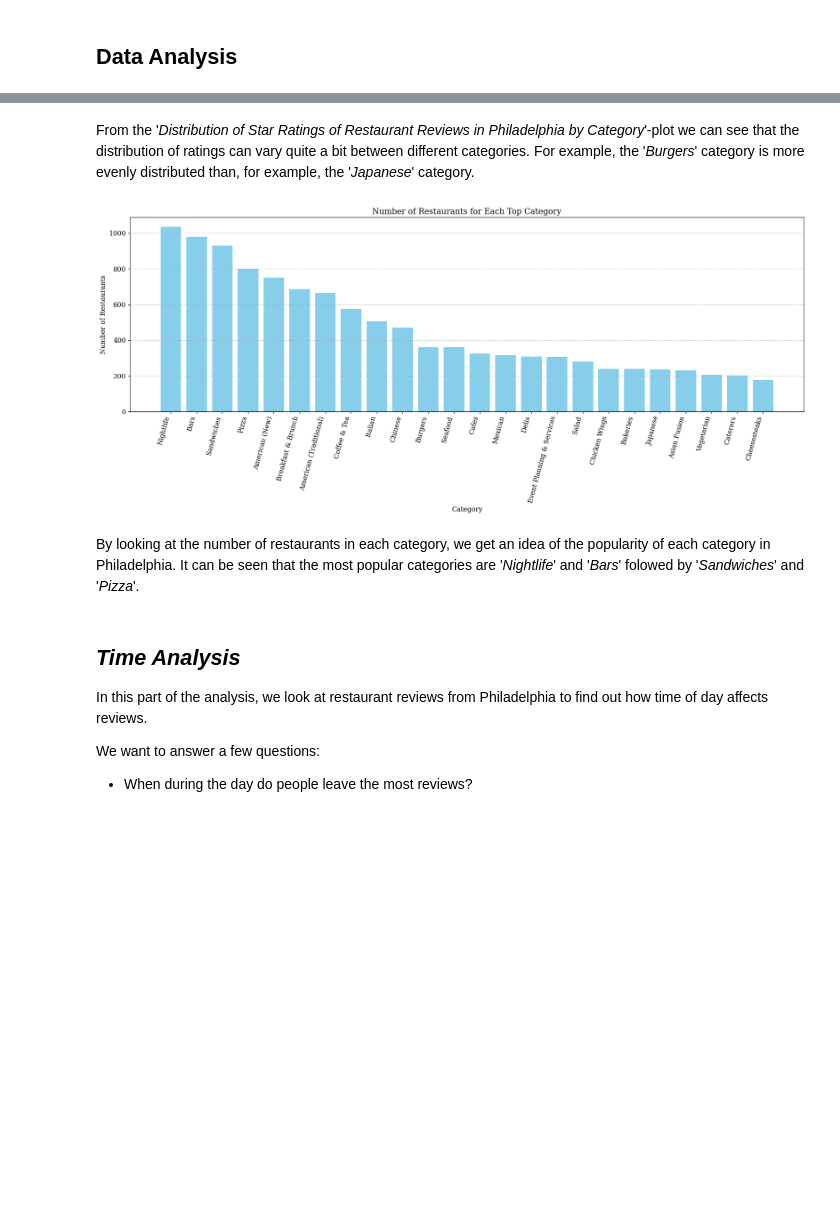
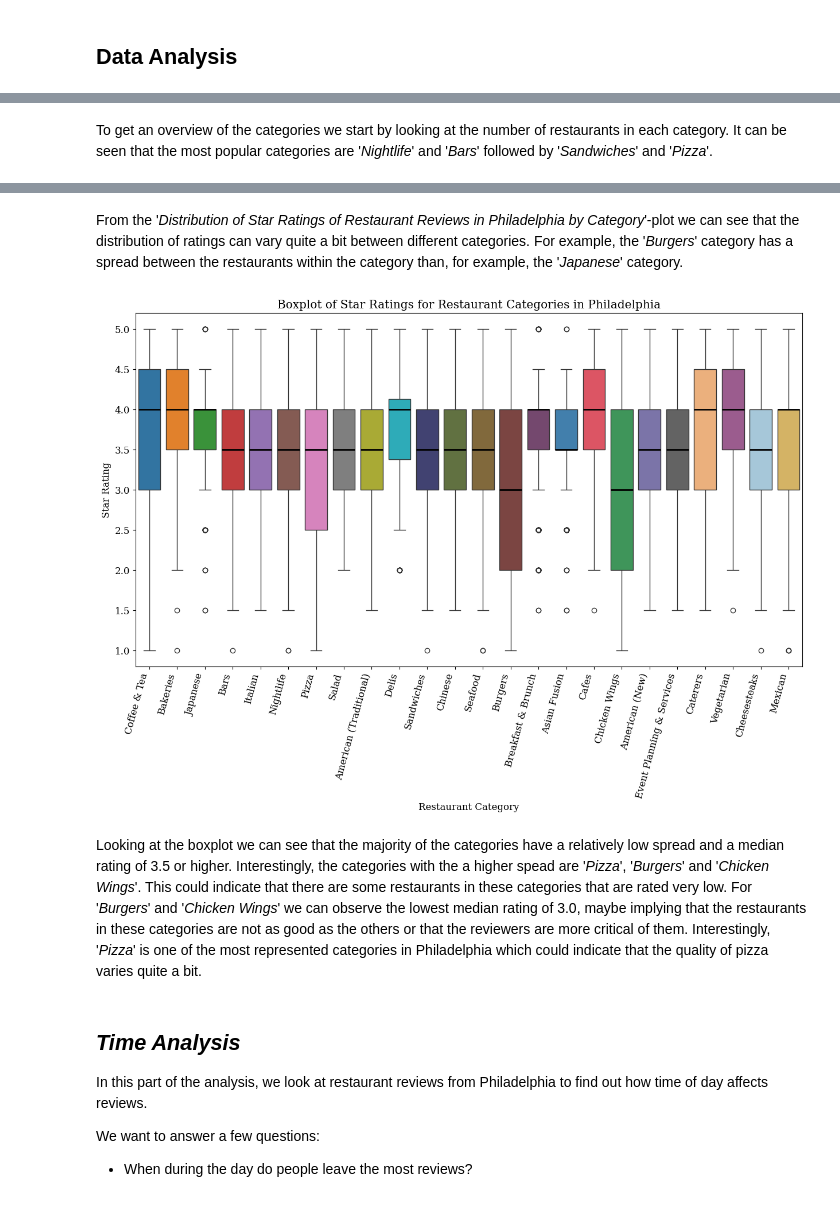
Before and after one commit to SorenLKuhl/SorenLKuhl.github.io, a Jupyter notebook: notebooks/explainer.ipynb, the cells around one changed output, grey strips where cells are left out. Cells and saved outputs as stored; diff of their text form; code cells hidden in the pictures; blank space fills up the shorter version.

```diff
--- a/notebooks/explainer.ipynb
+++ b/notebooks/explainer.ipynb
@@ -99,15 +132,10 @@ Initially we want to look at the distribution of ratings for the restaurants in
 # %%
-df = pd.read_json('../data/philadelphia_restaurant_reviews.json', lines=True)
-df_businesses = pd.read_json('../data/yelp_academic_dataset_business.json', lines=True)
-df_businesses = df_businesses[df_businesses['city'] == 'Philadelphia']
-# Filter the businesses to only include restaurants
-df_businesses = df_businesses[df_businesses['categories'].str.contains('Restaurants', na=False)]
-# Histogram of the number of reviews per star rating
+# Create boxplot of star ratings for restaurants
 plt.figure(figsize=(10, 6))
-sns.histplot(df['stars'], bins=5, color='blue', alpha=0.5, label='Star Rating', discrete=True)
-plt.xticks([1, 2, 3, 4, 5])  # Ensure ticks are at the center of each bar
+sns.boxplot(x='stars', data=df_businesses, color='red')
+plt.xticks(np.arange(1.0, 5.1, 0.5))  # Ticks from 1.0 to 5.0 by 0.5 steps
 plt.xlabel('Star Rating')
-plt.ylabel('Number of Reviews')
-plt.title('Distribution of Star Ratings of Restaurant Reviews in Philadelphia')
+plt.ylabel('Number of Buisinesses')
+plt.title('Boxplot of Star Ratings for Restaurants in Philadelphia')
 plt.show()
 # %% [output]
@@ -136,3 +197,5 @@ The dataset contains numerous restaurants of many different categories that we w
+# %% [markdown]
+To get an overview of the categories we start by looking at the number of restaurants in each category. It can be seen that the most popular categories are '*Nightlife*' and '*Bars*' followed by '*Sandwiches*' and '*Pizza*'.
 # %%
 # split the categories into separate columns
 df_businesses['categories'] = df_businesses['categories'].str.split(',')
@@ -162,6 +225,7 @@ for index, row in df_group.iterrows():
     category = row['categories']
     df_group.at[index, 'normalized_counts'] = row['counts']/category_counts[category]
 df_group = df_group.pivot(index='stars', columns='categories', values='normalized_counts')
+
 source = ColumnDataSource(df_group)
 
 # stars to string
@@ -197,10 +261,8 @@ HighContrast27 = [
     "#fdae6b",  # Light Orange
     "#a55194",  # Magenta
     "#9ecae1",  # Light Blue
-    "#e7ba52",  # Mustard
-    "#c7c7c7",  # Light Gray
-    "#6baed6",  # Soft Blue
-    "#fd8d3c",  # Orange Coral
+    "#e7ba52"  # Mustard
+
 ]
 
 for indx,i in enumerate(categories):
@@ -221,22 +283,23 @@ show(p)
 [interactive output not drawn]
 [interactive output not drawn]
 # %% [markdown]
-From the '*Distribution of Star Ratings of Restaurant Reviews in Philadelphia by Category*'-plot we can see that the distribution of ratings can vary quite a bit between different categories. For example, the '*Burgers*' category is more evenly distributed than, for example, the '*Japanese*' category.
+From the '*Distribution of Star Ratings of Restaurant Reviews in Philadelphia by Category*'-plot we can see that the distribution of ratings can vary quite a bit between different categories. For example, the '*Burgers*' category has a spread between the restaurants within the category than, for example, the '*Japanese*' category.
 # %%
-category_counts = df_businesses['categories'].value_counts()
-plt.figure(figsize=(18, 8))
-plt.bar(category_counts.index, category_counts.values, color='skyblue')
+# Create a boxplot of each average star rating for each category
+plt.figure(figsize=(15, 8))
+sns.boxplot(x='categories', y='stars', data=df_businesses, palette=HighContrast27, hue='categories', legend=False)
 plt.xticks(rotation=75, ha='right')
-plt.xlabel("Category")
-plt.ylabel("Number of Restaurants")
-plt.title("Number of Restaurants for Each Top Category")
-plt.tight_layout()
-plt.grid(axis='y', linestyle='--', alpha=0.7)
+plt.xlabel('Restaurant Category')
+plt.ylabel('Star Rating')
+plt.title('Boxplot of Star Ratings for Restaurant Categories in Philadelphia')
+for i in range(24):
+    plt.gca().lines[4+6*i].set_linewidth(2)
+    plt.gca().lines[4+6*i].set_color('black')
 plt.show()
 # %% [output]
-[figure, old version]
+[figure, new version]
 # %% [markdown]
-By looking at the number of restaurants in each category, we get an idea of the popularity of each category in Philadelphia. It can be seen that the most popular categories are '*Nightlife*' and '*Bars*' folowed by '*Sandwiches*' and '*Pizza*'.
+Looking at the boxplot we can see that the majority of the categories have a relatively low spread and a median rating of 3.5 or higher. Interestingly, the categories with the a higher spead are '*Pizza*', '*Burgers*' and '*Chicken Wings*'. This could indicate that there are some restaurants in these categories that are rated very low. For '*Burgers*' and '*Chicken Wings*' we can observe the lowest median rating of 3.0, maybe implying that the restaurants in these categories are not as good as the others or that the reviewers are more critical of them. Interestingly, '*Pizza*' is one of the most represented categories in Philadelphia which could indicate that the quality of pizza varies quite a bit.
 # %% [markdown]
 ## *Time Analysis*
 In this part of the analysis, we look at restaurant reviews from Philadelphia to find out how time of day affects reviews.
```
Also changed, not shown: parts of 12 cells of this notebook.
